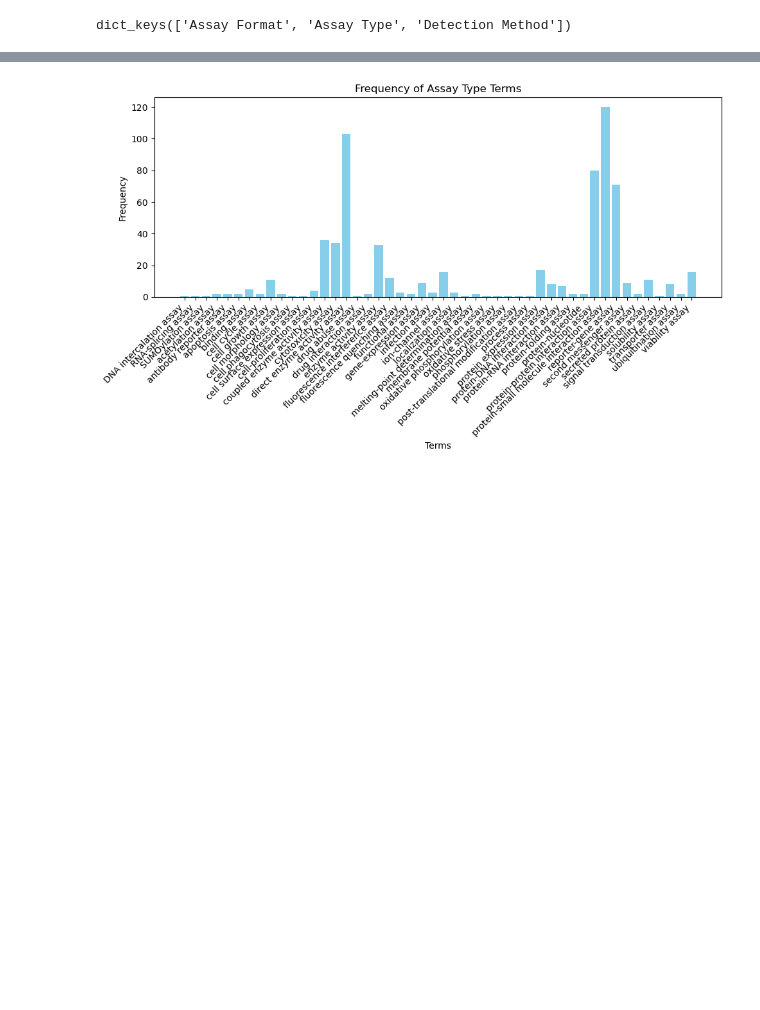
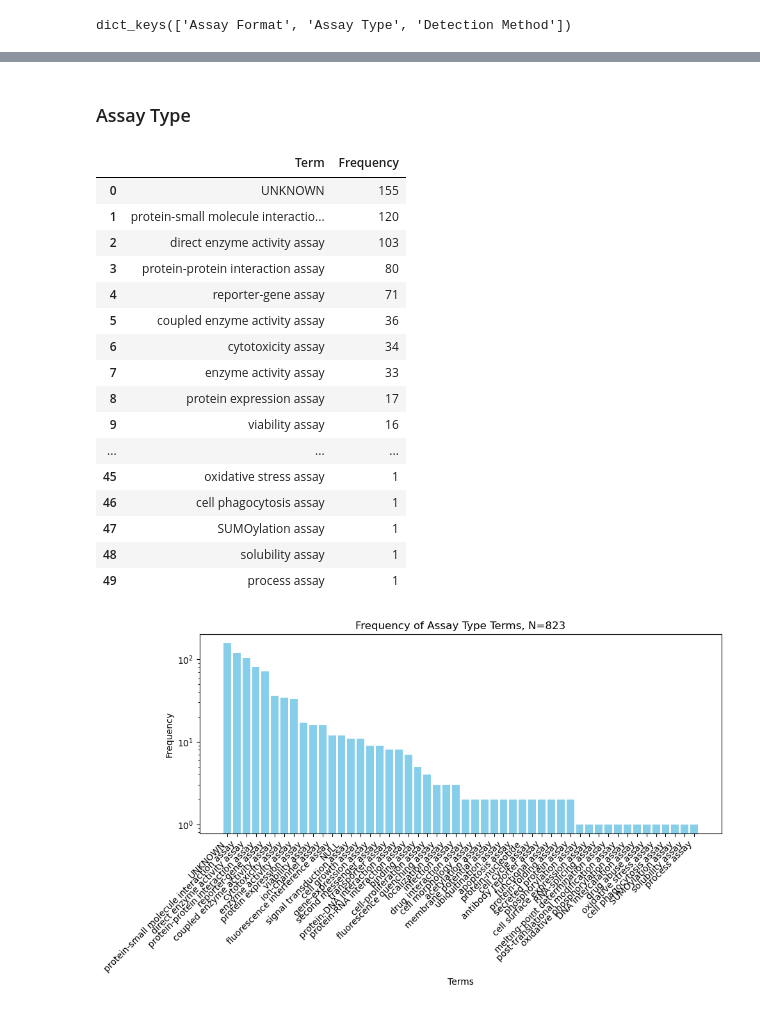
Before and after one commit to unmtransinfo/Badapple2, a Jupyter notebook: src/notebooks/assay_annotations.ipynb, the cells around one changed output, grey strips where cells are left out. Saved outputs shown, nothing was run; the diff lists cells and outputs as text; code cells hidden in the pictures; blank space fills up the shorter version.

```diff
--- a/src/notebooks/assay_annotations.ipynb
+++ b/src/notebooks/assay_annotations.ipynb
@@ -34,11 +42,12 @@ for aid in ann_data["References"]:
 # %%
-# for each annotation type (Assay Format, Assay Type, etc)
+# for each annotation type (Assay Format, Assay Type, Detection Method)
 # store a list of all the terms
-bard_annotations = {}
+bard_annotations = {ann_name: [] for ann_name in BARD_ANNOTATION_TYPES}
 for aid, ref_n in aid_2_bardrefnum.items():
     if ref_n == -1:
         continue # skip over entries that don't tie to BARD
     aid_annotations = ann_data["Annotations"][aid]
+    remaining_terms = BARD_ANNOTATION_TYPES.copy()
     for annotation in aid_annotations:
         if annotation["ReferenceNumber"] == ref_n:
             ann_name = annotation["Name"]
@@ -47,3 +56,7 @@ for aid, ref_n in aid_2_bardrefnum.items():
                 bard_annotations[ann_name].append(ann_val)
             else:
                 bard_annotations[ann_name] = [ann_val]
+            remaining_terms.remove(ann_name)
+    # add "NULL" for partially-labeled entries
+    for ann_name in remaining_terms:
+        bard_annotations[ann_name].append("NULL")
@@ -75,4 +124,26 @@ plot_term_counts(bard_annotations, 'Assay Format')
+# %% [markdown]
+### Assay Type
+# %%
+annotation_2_df['Assay Type']
+# %% [output]
+|  | Term | Frequency |
+| 0 | UNKNOWN | 155 |
+| 1 | protein-small molecule interactio... | 120 |
+| 2 | direct enzyme activity assay | 103 |
+| 3 | protein-protein interaction assay | 80 |
+| 4 | reporter-gene assay | 71 |
+| 5 | coupled enzyme activity assay | 36 |
+| 6 | cytotoxicity assay | 34 |
+| 7 | enzyme activity assay | 33 |
+| 8 | protein expression assay | 17 |
+| 9 | viability assay | 16 |
+| ... | ... | ... |
+| 45 | oxidative stress assay | 1 |
+| 46 | cell phagocytosis assay | 1 |
+| 47 | SUMOylation assay | 1 |
+| 48 | solubility assay | 1 |
+| 49 | process assay | 1 |
 # %%
-plot_term_counts(bard_annotations, 'Assay Type')
+plot_term_counts(annotation_2_df['Assay Type'], 'Assay Type')
 # %% [output]
-[figure, old version]
+[figure, new version]
```
Also changed, not shown: parts of 13 cells of this notebook.
